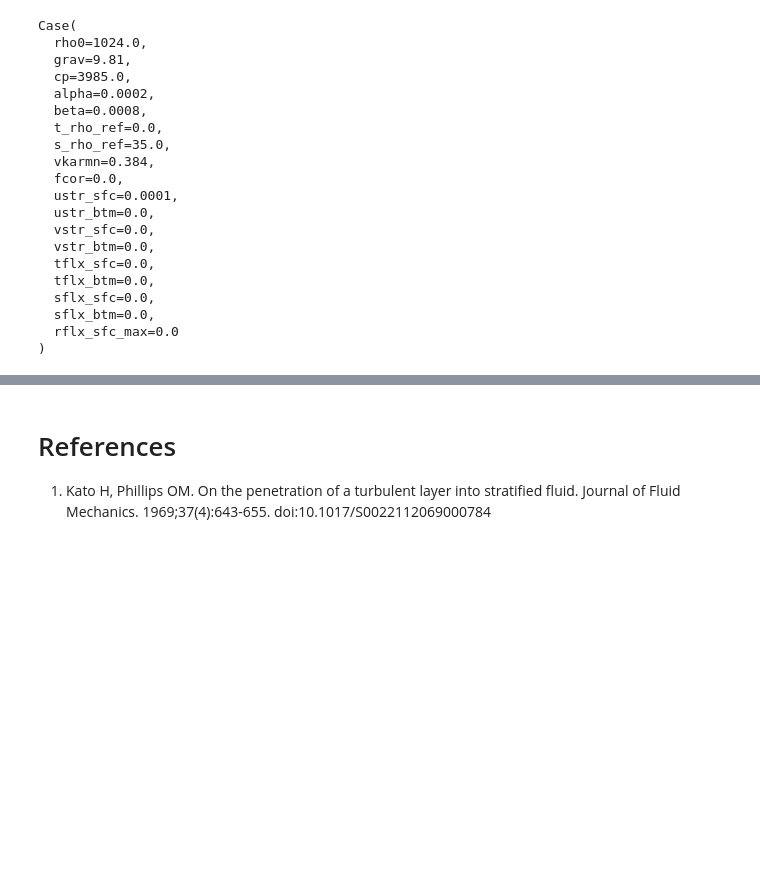
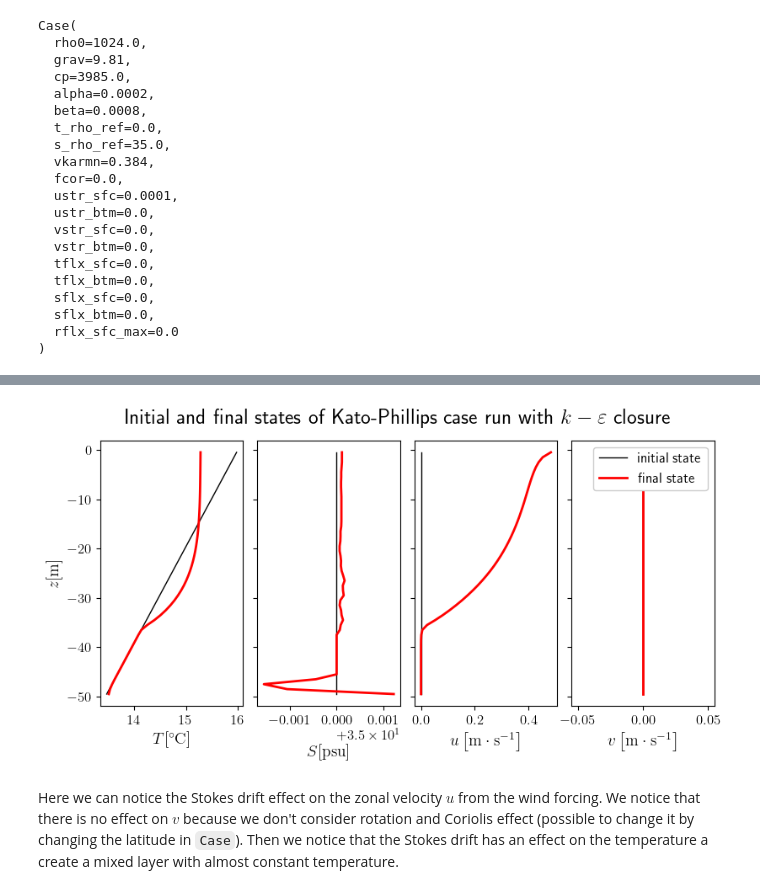
Before and after one commit to meom-group/tunax, a Jupyter notebook: notebooks/k-epsilon_Kato-Phillips.ipynb, the cells around one changed output, grey strips where cells are left out. Cells and saved outputs as stored; diff of their text form; code cells hidden in the pictures; blank space fills up the shorter version.

```diff
--- a/notebooks/k-epsilon_Kato-Phillips.ipynb
+++ b/notebooks/k-epsilon_Kato-Phillips.ipynb
@@ -36,7 +83,8 @@ Here we will initialize the physical case of our Kato-Phillips experiments, whic
 # %%
-from case import Case
+from tunax import Case
+import equinox as eqx
 kp_case = Case()
-kp_case = kp_case.set_u_wind(1e-2)
+kp_case = kp_case.set_u_wind(0.01)
 kp_case
 # %% [output]
 Case(
@@ -65,9 +113,9 @@ Now that we have a initial condition, a grid and a physical case, we can defined
 # %%
-from model import SingleColumnModel
-nt = 360
-dt = 300.
+from tunax import SingleColumnModel
+time_frame = 30.
+dt = 30.
 out_dt = 300.
-model = SingleColumnModel(30, 30., 300., grid, state0, kp_case, 'k-epsilon')
+model = SingleColumnModel(time_frame, dt, out_dt, init_state, kp_case, 'k-epsilon')
 model
 # %% [output]
 SingleColumnModel(
@@ -115,0 +141,4 @@ KepsParameters(
+# %%
+from tunax.closures import KepsParameters
+keps_default_params = KepsParameters()
+keps_default_params
@@ -339,3 +178,30 @@ fig.savefig("lieux.png", dpi=300, transparent=True)
-# %% [markdown]
-# References
-1. Kato H, Phillips OM. On the penetration of a turbulent layer into stratified fluid. Journal of Fluid Mechanics. 1969;37(4):643-655. doi:10.1017/S0022112069000784
+# %%
+zr = grid.zr
+
+sp: subplot_1D_type = plt.subplots(1, 4, sharey=True, figsize=(8, 4))
+fig, [ax_t, ax_s, ax_u, ax_v] = sp
+fig.tight_layout(rect=[0, 0.0, 1, 0.94])
+fig.subplots_adjust(wspace=0.1)
+
+ax_t.plot(traj_obs.t[0, :], zr, 'k', linewidth=1)
+ax_t.plot(traj_obs.t[-1, :], zr, 'r')
+ax_s.plot(traj_obs.s[0, :], zr, 'k', linewidth=1)
+ax_s.plot(traj_obs.s[-1, :], zr, 'r')
+ax_u.plot(traj_obs.u[0, :], zr, 'k', linewidth=1)
+ax_u.plot(traj_obs.u[-1, :], zr, 'r')
+ax_v.plot(traj_obs.v[0, :], zr, 'k', linewidth=1, label='initial state')
+ax_v.plot(traj_obs.v[-1, :], zr, 'r', label='final state')
+
+ax_t.set_xlabel(r'$T [{}^\circ\mathrm C]$')
+ax_s.set_xlabel(r'$S [\mathrm{psu}]$', labelpad=15)
+ax_u.set_xlabel(r'$u \left[\mathrm m \cdot \mathrm s^{-1}\right]$')
+ax_v.set_xlabel(r'$v \left[\mathrm m \cdot \mathrm s^{-1}\right]$')
+ax_t.set_ylabel(r'$z [\mathrm m]$')
+ax_v.legend(framealpha=1.)
+fig.suptitle(r'Initial and final states of Kato-Phillips case run with $k-\varepsilon$ closure')
+
+plt.show()
+# %% [output]
+[figure, added]
+# %% [markdown]
+Here we can notice the Stokes drift effect on the zonal velocity $u$ from the wind forcing. We notice that there is no effect on $v$ because we don't consider rotation and Coriolis effect (possible to change it by changing the latitude in `Case`). Then we notice that the Stokes drift has an effect on the temperature a create a mixed layer with almost constant temperature.
```
Also changed, not shown: parts of 54 cells of this notebook, 11 other files.
